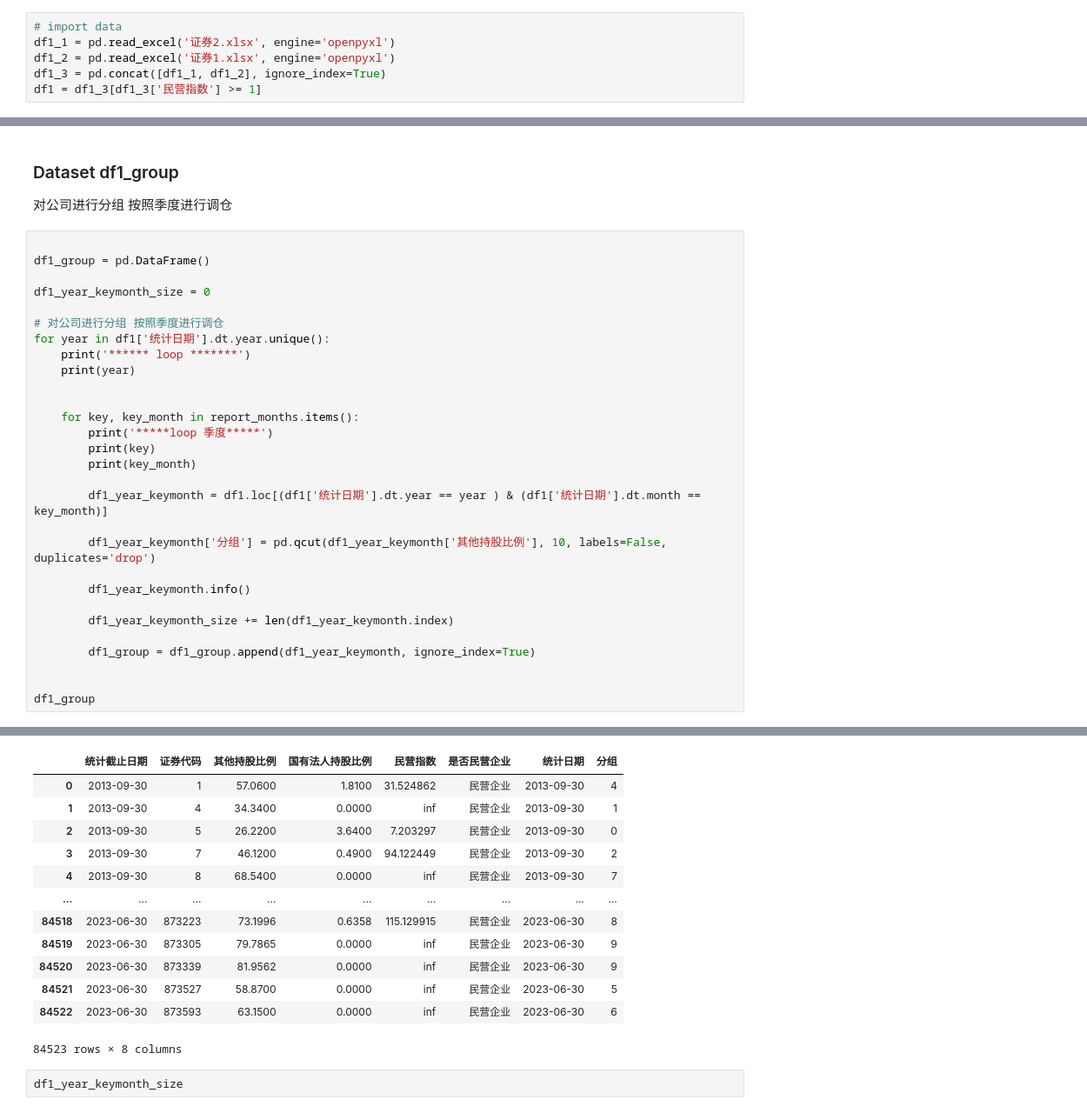
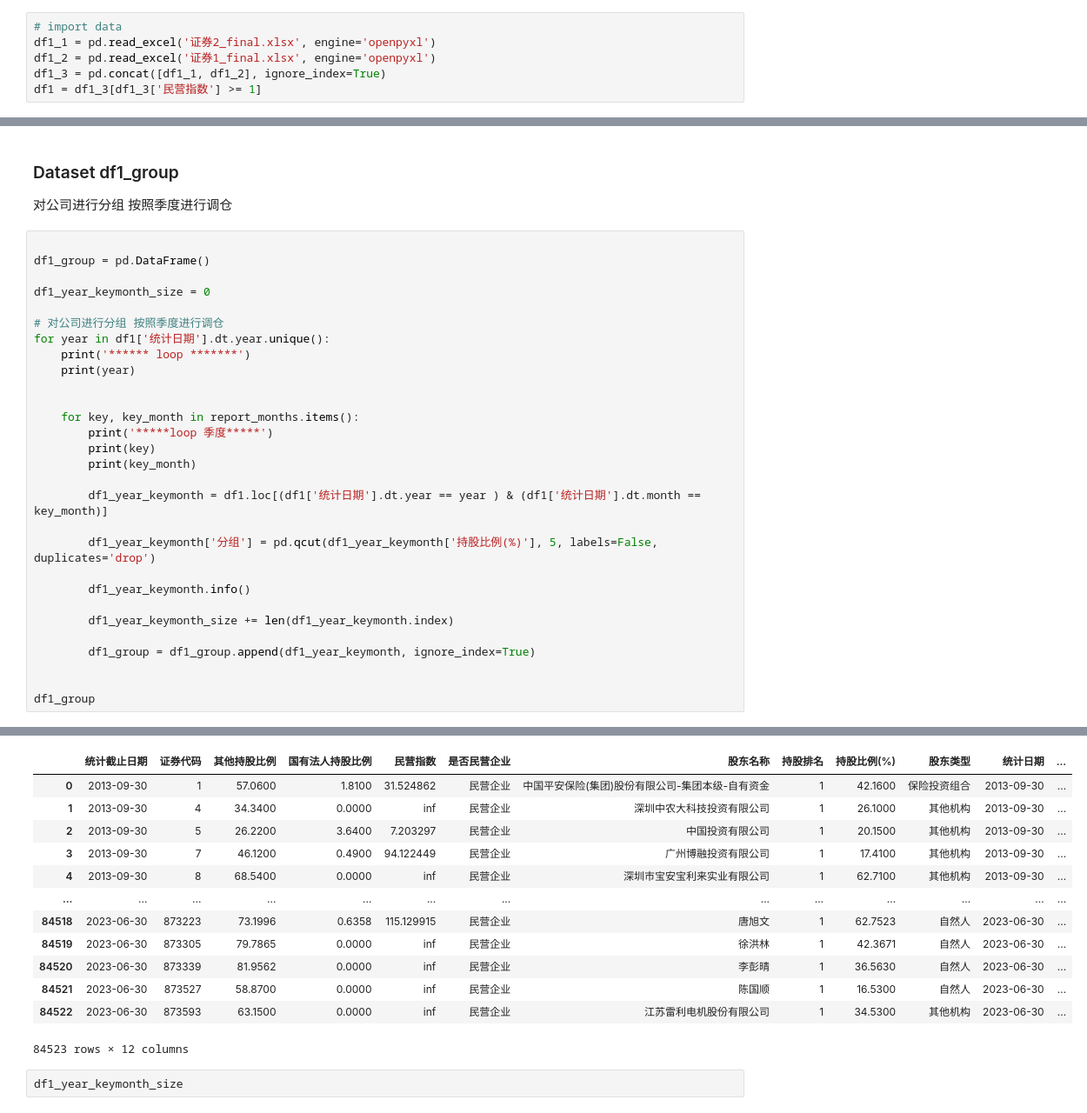
Before and after one commit to Prussia/playJupyter, a Jupyter notebook: testproj/计算加权回报率.ipynb, the cells around one changed output, grey strips where cells are left out. Shown at 87% size. Drawn from its saved outputs; the diff is of its cells as text.

```diff
--- a/testproj/计算加权回报率.ipynb
+++ b/testproj/计算加权回报率.ipynb
@@ -17,8 +17,8 @@ import warnings
 warnings.filterwarnings('ignore')
 # %%
 # import data
-df1_1 = pd.read_excel('证券2.xlsx', engine='openpyxl')
-df1_2 = pd.read_excel('证券1.xlsx', engine='openpyxl')
+df1_1 = pd.read_excel('证券2_final.xlsx', engine='openpyxl')
+df1_2 = pd.read_excel('证券1_final.xlsx', engine='openpyxl')
 df1_3 = pd.concat([df1_1, df1_2], ignore_index=True)
 df1 = df1_3[df1_3['民营指数'] >= 1]
 # %%
@@ -167,7 +171,7 @@ for year in df1['统计日期'].dt.year.unique():
 
         df1_year_keymonth = df1.loc[(df1['统计日期'].dt.year == year ) & (df1['统计日期'].dt.month == key_month)]
 
-        df1_year_keymonth['分组'] = pd.qcut(df1_year_keymonth['其他持股比例'], 10, labels=False, duplicates='drop')
+        df1_year_keymonth['分组'] = pd.qcut(df1_year_keymonth['持股比例(%)'], 5, labels=False, duplicates='drop')
 
         df1_year_keymonth.info()
 
@@ -198,16 +202,16 @@ memory usage: 281.7+ KB
-|  | 统计截止日期 | 证券代码 | 其他持股比例 | 国有法人持股比例 | 民营指数 | 是否民营企业 | 统计日期 | 分组 |
-| 0 | 2013-09-30 | 1 | 57.0600 | 1.8100 | 31.524862 | 民营企业 | 2013-09-30 | 4 |
-| 1 | 2013-09-30 | 4 | 34.3400 | 0.0000 | inf | 民营企业 | 2013-09-30 | 1 |
-| 2 | 2013-09-30 | 5 | 26.2200 | 3.6400 | 7.203297 | 民营企业 | 2013-09-30 | 0 |
-| 3 | 2013-09-30 | 7 | 46.1200 | 0.4900 | 94.122449 | 民营企业 | 2013-09-30 | 2 |
-| 4 | 2013-09-30 | 8 | 68.5400 | 0.0000 | inf | 民营企业 | 2013-09-30 | 7 |
-| ... | ... | ... | ... | ... | ... | ... | ... | ... |
-| 84518 | 2023-06-30 | 873223 | 73.1996 | 0.6358 | 115.129915 | 民营企业 | 2023-06-30 | 8 |
-| 84519 | 2023-06-30 | 873305 | 79.7865 | 0.0000 | inf | 民营企业 | 2023-06-30 | 9 |
-| 84520 | 2023-06-30 | 873339 | 81.9562 | 0.0000 | inf | 民营企业 | 2023-06-30 | 9 |
-| 84521 | 2023-06-30 | 873527 | 58.8700 | 0.0000 | inf | 民营企业 | 2023-06-30 | 5 |
-| 84522 | 2023-06-30 | 873593 | 63.1500 | 0.0000 | inf | 民营企业 | 2023-06-30 | 6 |
+|  | 统计截止日期 | 证券代码 | 其他持股比例 | 国有法人持股比例 | 民营指数 | 是否民营企业 | 股东名称 | 持股排名 | 持股比例(%) | 股东类型 | 统计日期 | ... |
+| 0 | 2013-09-30 | 1 | 57.0600 | 1.8100 | 31.524862 | 民营企业 | 中国平安保险(集团)股份有限公司-集团本级-自有资金 | 1 | 42.1600 | 保险投资组合 | 2013-09-30 | ... |
+| 1 | 2013-09-30 | 4 | 34.3400 | 0.0000 | inf | 民营企业 | 深圳中农大科技投资有限公司 | 1 | 26.1000 | 其他机构 | 2013-09-30 | ... |
+| 2 | 2013-09-30 | 5 | 26.2200 | 3.6400 | 7.203297 | 民营企业 | 中国投资有限公司 | 1 | 20.1500 | 其他机构 | 2013-09-30 | ... |
+| 3 | 2013-09-30 | 7 | 46.1200 | 0.4900 | 94.122449 | 民营企业 | 广州博融投资有限公司 | 1 | 17.4100 | 其他机构 | 2013-09-30 | ... |
+| 4 | 2013-09-30 | 8 | 68.5400 | 0.0000 | inf | 民营企业 | 深圳市宝安宝利来实业有限公司 | 1 | 62.7100 | 其他机构 | 2013-09-30 | ... |
+| ... | ... | ... | ... | ... | ... | ... | ... | ... | ... | ... | ... | ... |
+| 84518 | 2023-06-30 | 873223 | 73.1996 | 0.6358 | 115.129915 | 民营企业 | 唐旭文 | 1 | 62.7523 | 自然人 | 2023-06-30 | ... |
+| 84519 | 2023-06-30 | 873305 | 79.7865 | 0.0000 | inf | 民营企业 | 徐洪林 | 1 | 42.3671 | 自然人 | 2023-06-30 | ... |
+| 84520 | 2023-06-30 | 873339 | 81.9562 | 0.0000 | inf | 民营企业 | 李彭晴 | 1 | 36.5630 | 自然人 | 2023-06-30 | ... |
+| 84521 | 2023-06-30 | 873527 | 58.8700 | 0.0000 | inf | 民营企业 | 陈国顺 | 1 | 16.5300 | 自然人 | 2023-06-30 | ... |
+| 84522 | 2023-06-30 | 873593 | 63.1500 | 0.0000 | inf | 民营企业 | 江苏雷利电机股份有限公司 | 1 | 34.5300 | 其他机构 | 2023-06-30 | ... |
-84523 rows × 8 columns
+84523 rows × 12 columns
 # %%
 df1_year_keymonth_size
 # %% [output]
```
Also changed, not shown: parts of 54 cells of this notebook, 3 other files.
